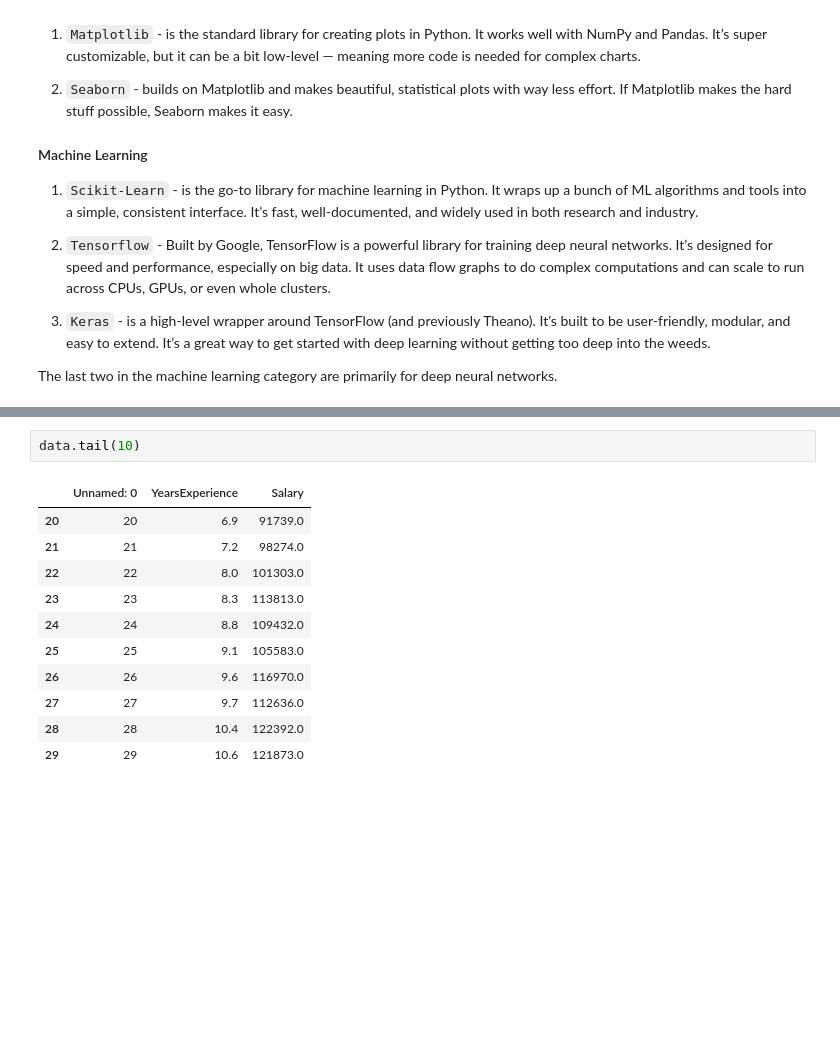
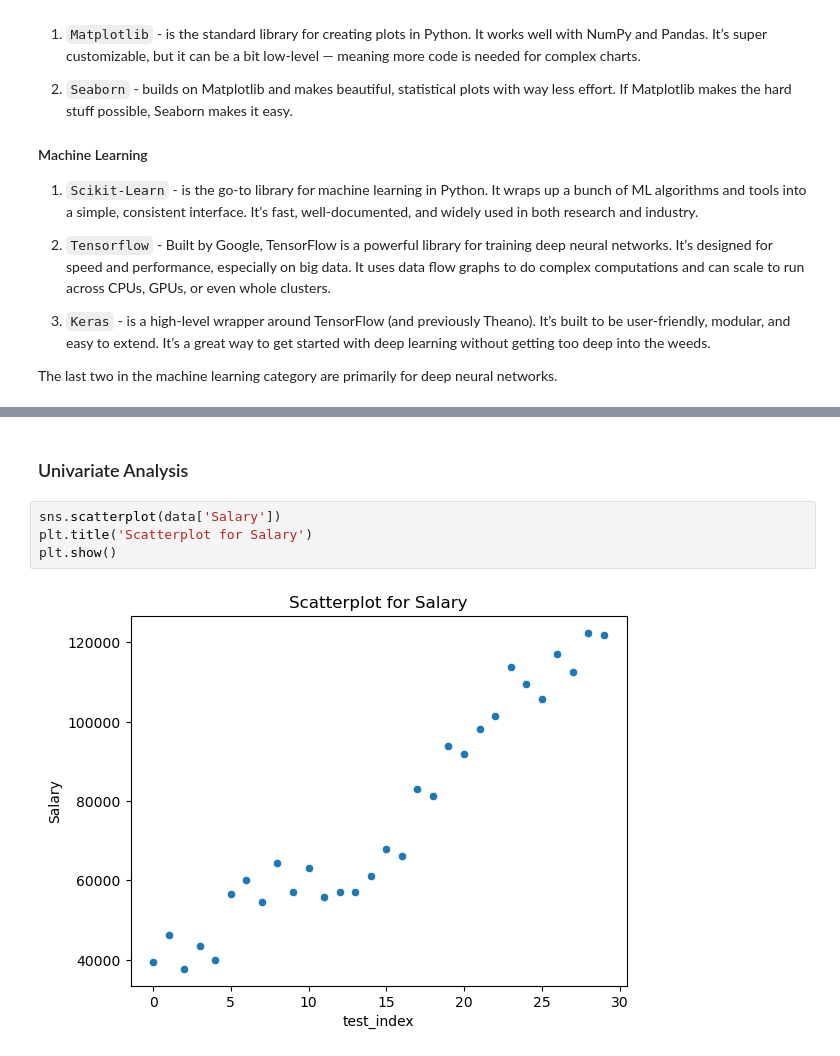
Before and after one commit to MarwaBrian/MockPhase1, a Jupyter notebook: pandas.ipynb, the cells around one changed output, grey strips where cells are left out. Saved outputs shown, nothing was run; the diff lists cells and outputs as text; blank space fills up the shorter version.

```diff
--- a/pandas.ipynb
+++ b/pandas.ipynb
@@ -84,14 +102,8 @@ data.tail()
+# %% [markdown]
+### Univariate Analysis
 # %%
-data.tail(10)
+sns.scatterplot(data['Salary'])
+plt.title('Scatterplot for Salary')
+plt.show()
 # %% [output]
-|  | Unnamed: 0 | YearsExperience | Salary |
-| 20 | 20 | 6.9 | 91739.0 |
-| 21 | 21 | 7.2 | 98274.0 |
-| 22 | 22 | 8.0 | 101303.0 |
-| 23 | 23 | 8.3 | 113813.0 |
-| 24 | 24 | 8.8 | 109432.0 |
-| 25 | 25 | 9.1 | 105583.0 |
-| 26 | 26 | 9.6 | 116970.0 |
-| 27 | 27 | 9.7 | 112636.0 |
-| 28 | 28 | 10.4 | 122392.0 |
-| 29 | 29 | 10.6 | 121873.0 |
+[figure, added]
```
Also changed, not shown: parts of 21 cells of this notebook, 2 other files.
